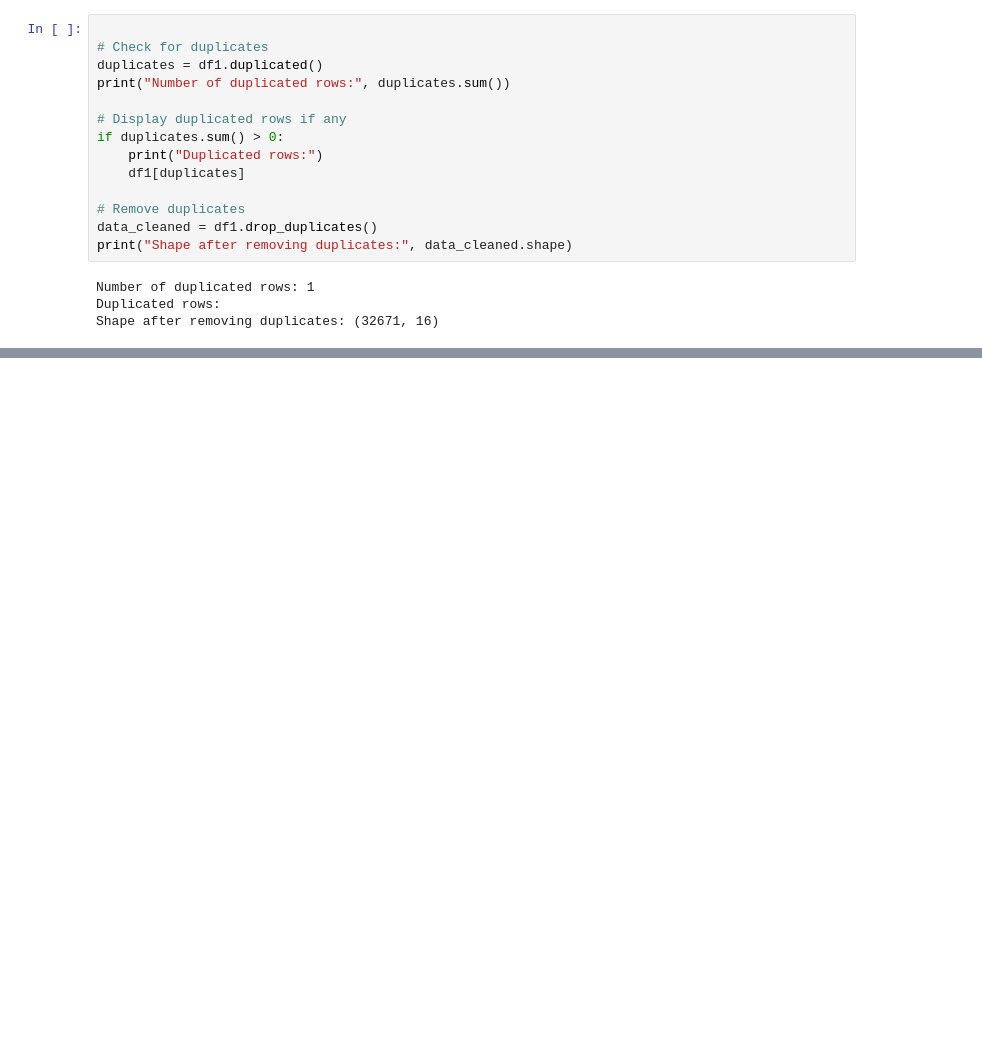
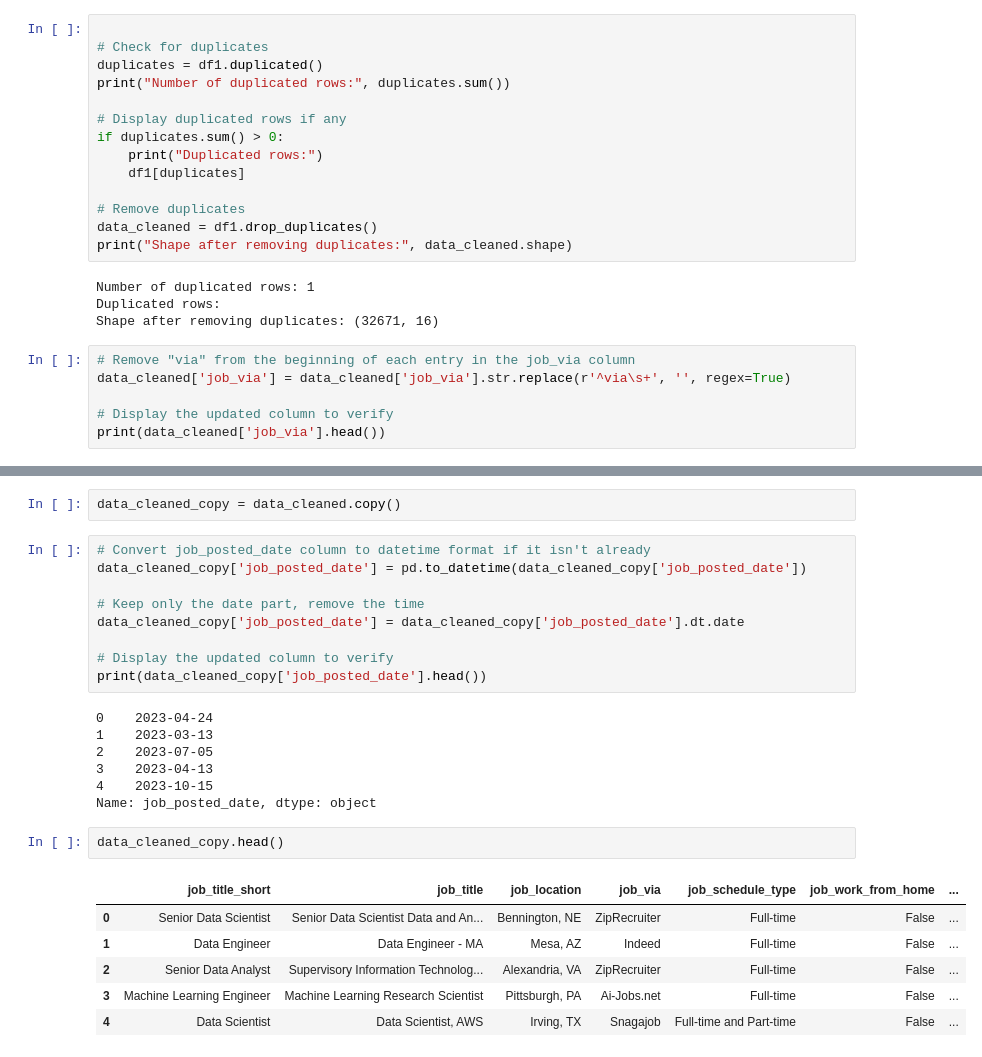
Before and after one commit to Malinda1/data-job-analysis, a Jupyter notebook: data_job_analysis.ipynb, the cells around one changed output, grey strips where cells are left out. Saved outputs shown, nothing was run; the diff lists cells and outputs as text; blank space fills up the shorter version.

Commit message:
removing duplicated value / remove job_via column unwanted things (via word) / job_posted_date column change correct format/ create a copy of datset

```diff
--- a/data_job_analysis.ipynb
+++ b/data_job_analysis.ipynb
@@ -122,3 +122,9 @@ print("Shape after removing duplicates:", data_cleaned.shape)
 Number of duplicated rows: 1
 Duplicated rows:
 Shape after removing duplicates: (32671, 16)
+# %%
+# Remove "via" from the beginning of each entry in the job_via column
+data_cleaned['job_via'] = data_cleaned['job_via'].str.replace(r'^via\s+', '', regex=True)
+
+# Display the updated column to verify
+print(data_cleaned['job_via'].head())
@@ -124,0 +143,27 @@ Shape after removing duplicates: (32671, 16)
+# %%
+data_cleaned_copy = data_cleaned.copy()
+# %%
+# Convert job_posted_date column to datetime format if it isn't already
+data_cleaned_copy['job_posted_date'] = pd.to_datetime(data_cleaned_copy['job_posted_date'])
+
+# Keep only the date part, remove the time
+data_cleaned_copy['job_posted_date'] = data_cleaned_copy['job_posted_date'].dt.date
+
+# Display the updated column to verify
+print(data_cleaned_copy['job_posted_date'].head())
+# %% [output]
+0    2023-04-24
+1    2023-03-13
+2    2023-07-05
+3    2023-04-13
+4    2023-10-15
+Name: job_posted_date, dtype: object
+# %%
+data_cleaned_copy.head()
+# %% [output]
+|  | job_title_short | job_title | job_location | job_via | job_schedule_type | job_work_from_home | ... |
+| 0 | Senior Data Scientist | Senior Data Scientist Data and An... | Bennington, NE | ZipRecruiter | Full-time | False | ... |
+| 1 | Data Engineer | Data Engineer - MA | Mesa, AZ | Indeed | Full-time | False | ... |
+| 2 | Senior Data Analyst | Supervisory Information Technolog... | Alexandria, VA | ZipRecruiter | Full-time | False | ... |
+| 3 | Machine Learning Engineer | Machine Learning Research Scientist | Pittsburgh, PA | Ai-Jobs.net | Full-time | False | ... |
+| 4 | Data Scientist | Data Scientist, AWS | Irving, TX | Snagajob | Full-time and Part-time | False | ... |
```
Also changed, not shown: parts of 1 cell of this notebook.
